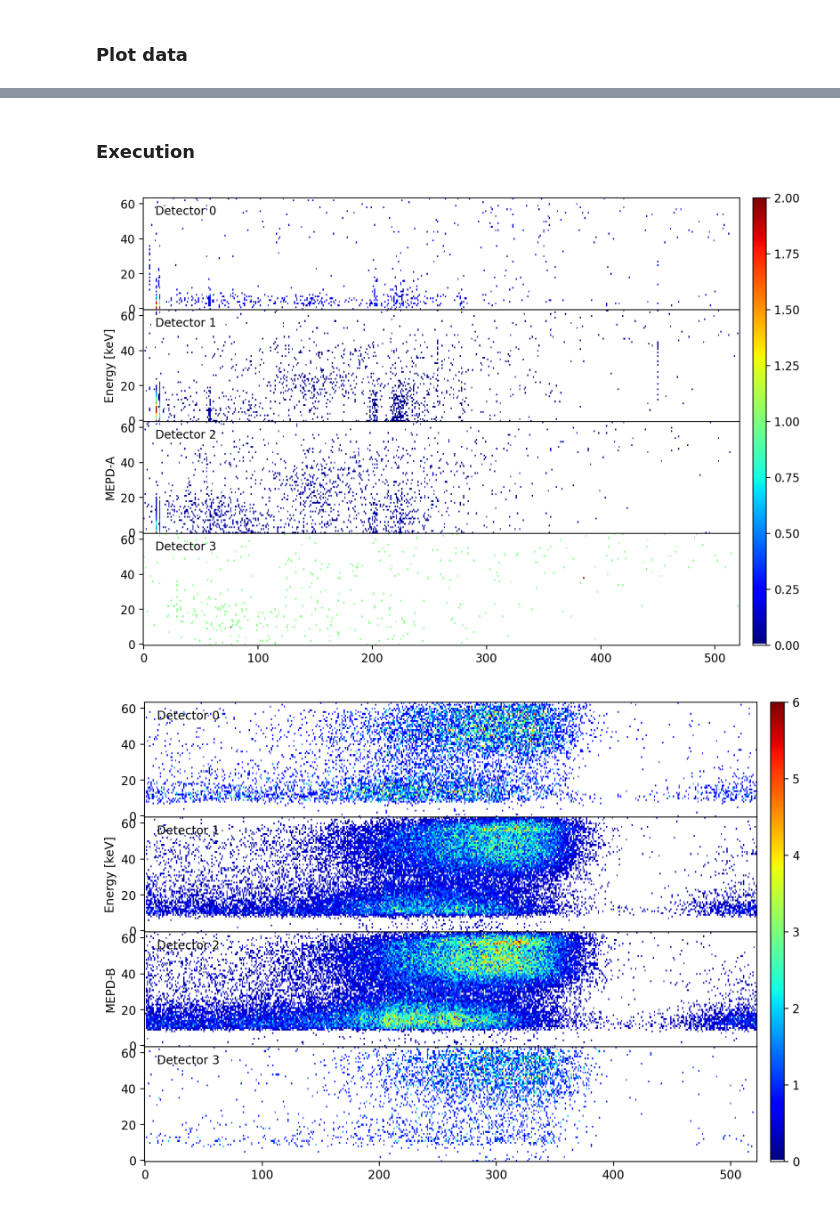
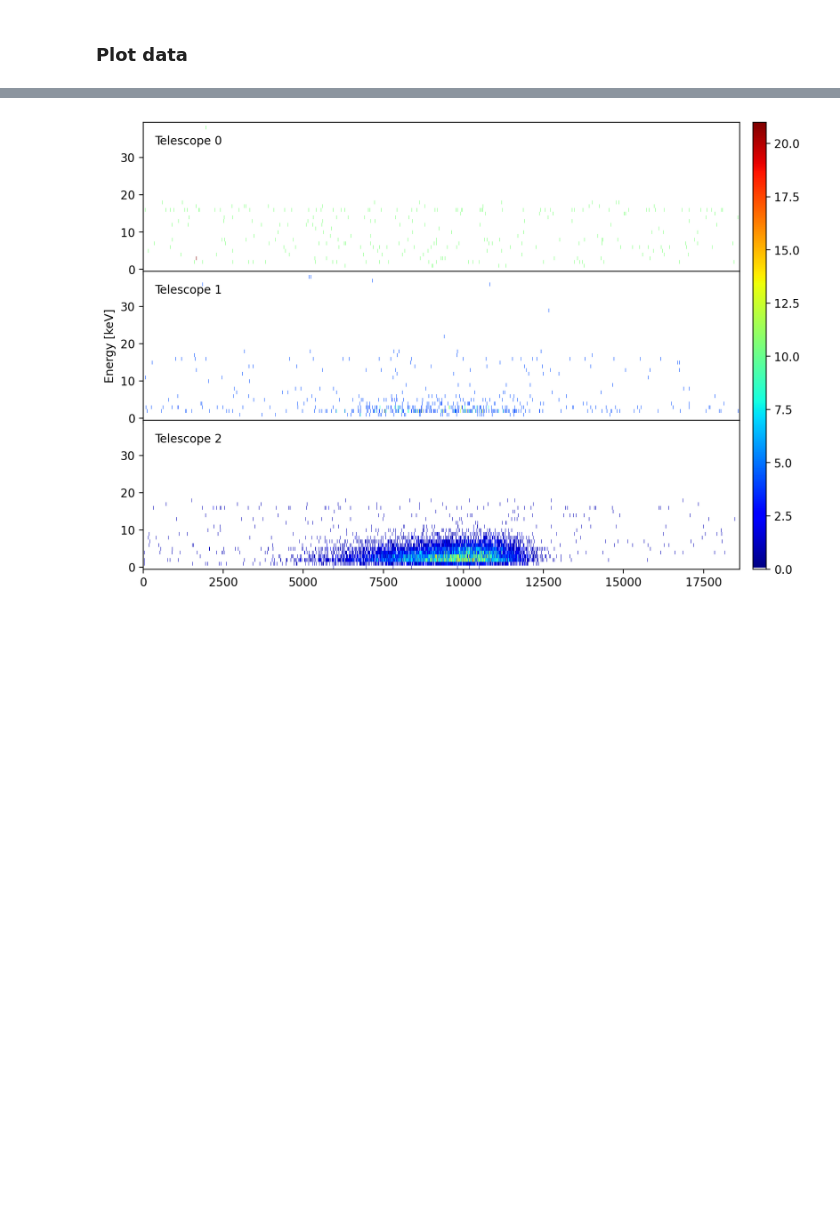
Before and after one commit to seonghohan1228/plot-satellite, a Jupyter notebook: plot-satellite.ipynb, the cells around one changed output, grey strips where cells are left out. Drawn from its saved outputs; the diff is of its cells as text; code cells hidden in the pictures; blank space fills up the shorter version.

```diff
--- a/plot-satellite.ipynb
+++ b/plot-satellite.ipynb
@@ -161,6 +161,24 @@ def read_DET(filename):
     data3 = dataset[:, 217:281]
 
     return data0, data1, data2, data3
+# %%
+# Read telescope data
+def read_TEL(filename):
+    filepath = 'data/' + filename
+
+    # group: HEPD_DIV
+    group = filename[0:8]
+    dataset = 'block1_values'
+
+    with h5py.File(filepath, 'r') as hdf:
+        path = '/'+ group + '/' + dataset
+        dataset = np.array(hdf[path])
+
+    data0 = dataset[:, 9:49] # Last values are checksums
+    data1 = dataset[:, 50:90]
+    data2 = dataset[:, 91:131]
+
+    return data0, data1, data2
 # %% [markdown]
 ### Plot data
 # %%
@@ -302,18 +339,27 @@ def plot_DET(filename):
-# %% [markdown]
-### Execution
-# %%
-# PC1 plots require both HEPD and MEPD data.
-#plot_PC1(filenameHEPD)
-#plot_PC1(filenameMEPD)
-
-# Satellite position plot can be obtained from either HEPD or MEPD data (might vary slightly).
-#plot_POS(filenameHEPD)
-
-# Magnetic field plot can be obtained from either HEPD or MEPD data (HEPD seems to be closer).
-#plot_MAG(filenameHEPD)
-
-# Detector plot uses MEPD data.
-plot_DET(filenameMEPD)
-# %% [output]
-[figure, removed]
-[figure, removed]
+# %%
+# UNFINISHED:
+# Plot Telescope Data (Energy) vs. TIME
+def plot_TEL(filename):
+    # Read TIME data
+    TIME = read_TIME(filename)
+
+    # Read detector data
+    TEL0, TEL1, TEL2 = read_TEL(filename)
+
+    # Plot MEPD-A
+    fig, (ax0, ax1, ax2) = plt.subplots(nrows=3, ncols=1, sharex=True, figsize=(8, 6))
+    im = ax0.imshow(X=np.transpose(TEL0), origin='lower', cmap=new_cmap, aspect='auto', interpolation='none')
+    im = ax1.imshow(X=np.transpose(TEL1), origin='lower', cmap=new_cmap, aspect='auto', interpolation='none')
+    im = ax2.imshow(X=np.transpose(TEL2), origin='lower', cmap=new_cmap, aspect='auto', interpolation='none')
+    ax0.text(0.02, 0.85, 'Telescope 0', horizontalalignment='left', transform=ax0.transAxes)
+    ax1.text(0.02, 0.85, 'Telescope 1', horizontalalignment='left', transform=ax1.transAxes)
+    ax2.text(0.02, 0.85, 'Telescope 2', horizontalalignment='left', transform=ax2.transAxes)
+    fig.subplots_adjust(left=0.0, right=0.9, bottom=0.05, top=0.95, wspace=0.0, hspace=0.0)
+    cb_ax = fig.add_axes([0.92, 0.05, 0.02, 0.9])
+    cbar = fig.colorbar(im, cax=cb_ax)
+    ax1.set_ylabel('Energy [keV]')
+
+# Telescope plot uses HEPD data.
+plot_TEL(filenameHEPD)
+# %% [output]
+[figure, added]
```
Also changed, not shown: parts of 7 cells of this notebook, 7 other files.
